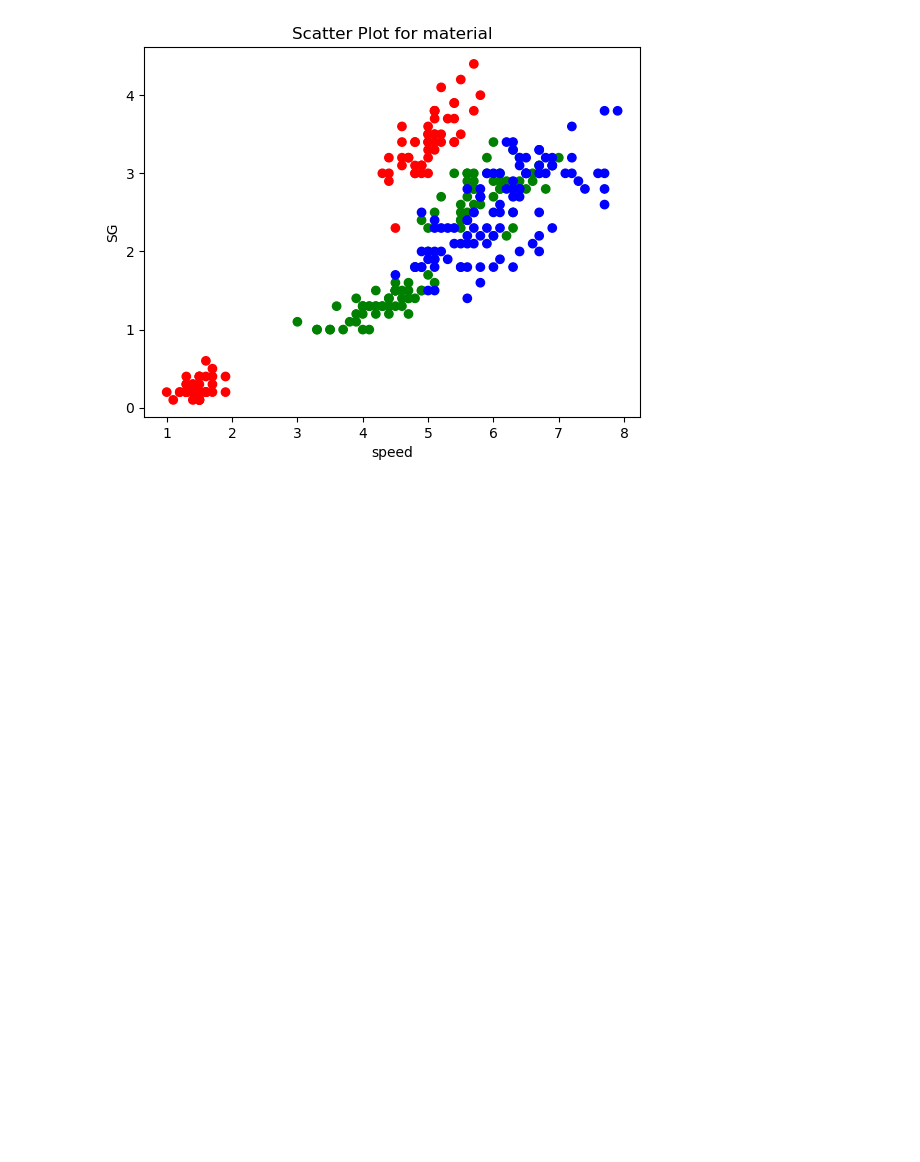
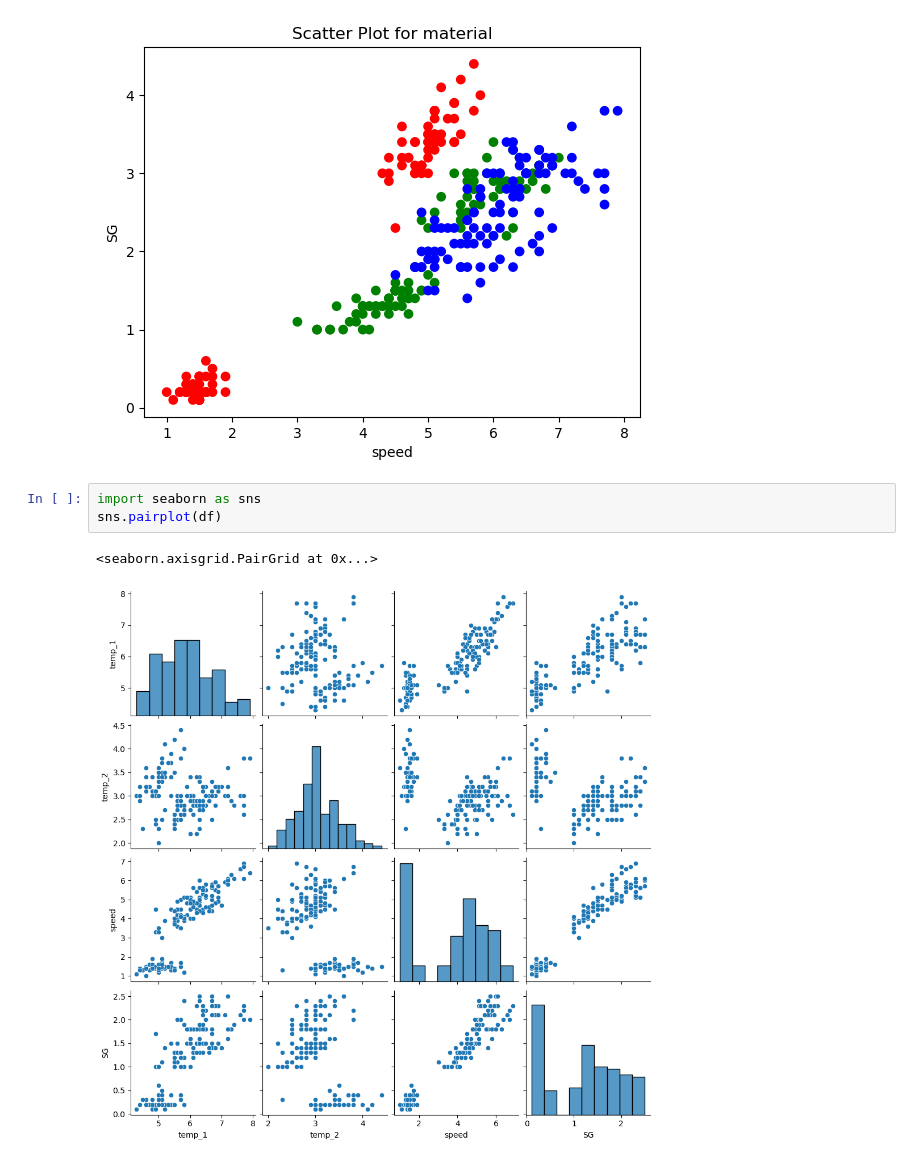
Before and after one commit to kevinsenan/PfDA-Assignment-2023, a Jupyter notebook: PfDA Assignment 2023.ipynb, the cells around one changed output. Cells and saved outputs as stored; diff of their text form; blank space fills up the shorter version.

```diff
--- a/PfDA Assignment 2023.ipynb
+++ b/PfDA Assignment 2023.ipynb
@@ -91,3 +91,9 @@ plt.title('Scatter Plot for material')
 plt.savefig("Scatter speed and SG")
 # %% [output]
 [figure]
+# %%
+import seaborn as sns
+sns.pairplot(df)
+# %% [output]
+<seaborn.axisgrid.PairGrid at 0x...>
+[figure, added]
```
Also changed, not shown: 1 other file.
